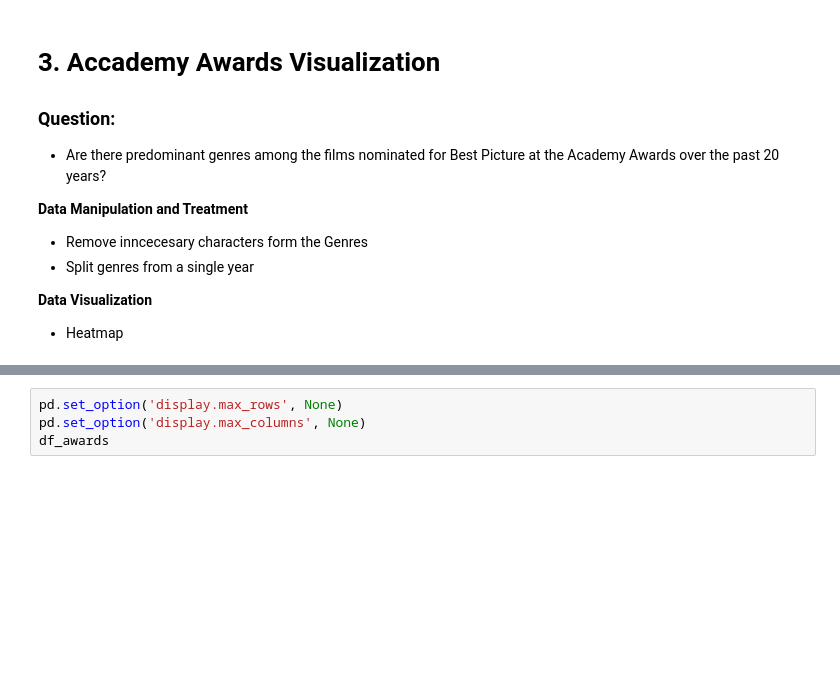
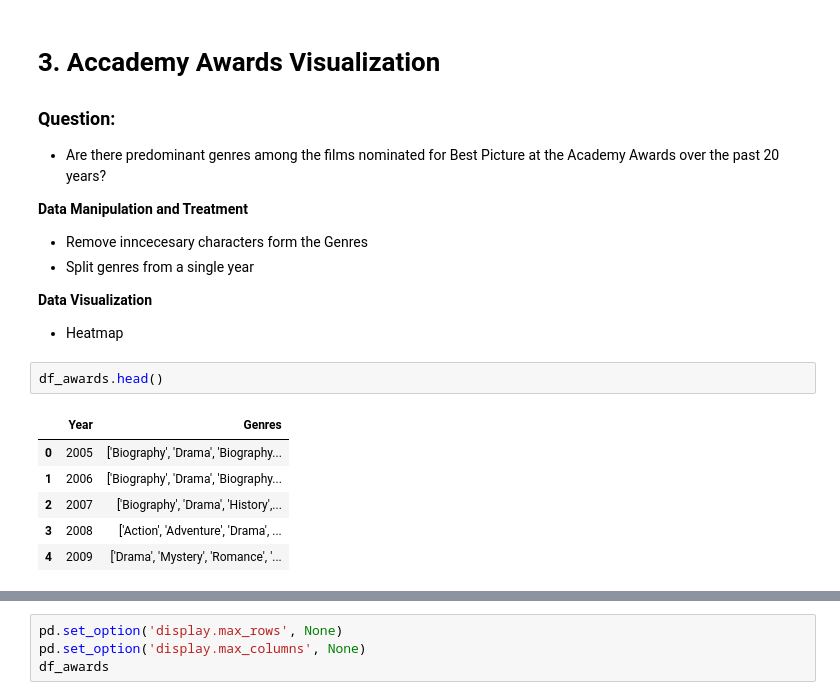
Before and after one commit to LauMarMar17/HMDA_Programming4DS, a Jupyter notebook: Data_visualization/data_visualization.ipynb, the cells around one changed output, grey strips where cells are left out. Cells and saved outputs as stored; diff of their text form; blank space fills up the shorter version.

```diff
--- a/Data_visualization/data_visualization.ipynb
+++ b/Data_visualization/data_visualization.ipynb
@@ -201,6 +218,15 @@ __Data Manipulation and Treatment__
 
 __Data Visualization__
 * Heatmap
+# %%
+df_awards.head()
+# %% [output]
+|  | Year | Genres |
+| 0 | 2005 | ['Biography', 'Drama', 'Biography... |
+| 1 | 2006 | ['Biography', 'Drama', 'Biography... |
+| 2 | 2007 | ['Biography', 'Drama', 'History',... |
+| 3 | 2008 | ['Action', 'Adventure', 'Drama', ... |
+| 4 | 2009 | ['Drama', 'Mystery', 'Romance', '... |
 # %%
 # Remove brackets and quotation marks from values in the 'Genre' column
 df_awards['Genres'] = df_awards['Genres'].str.replace(r"[\[\]']", '', regex=True)
```
Also changed, not shown: parts of 5 cells of this notebook.
